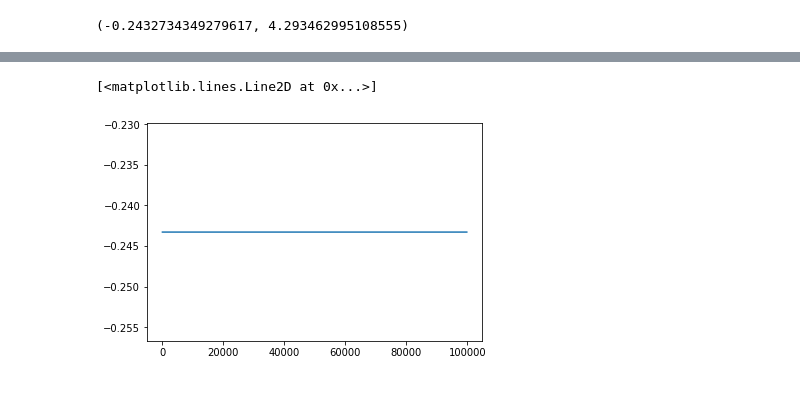
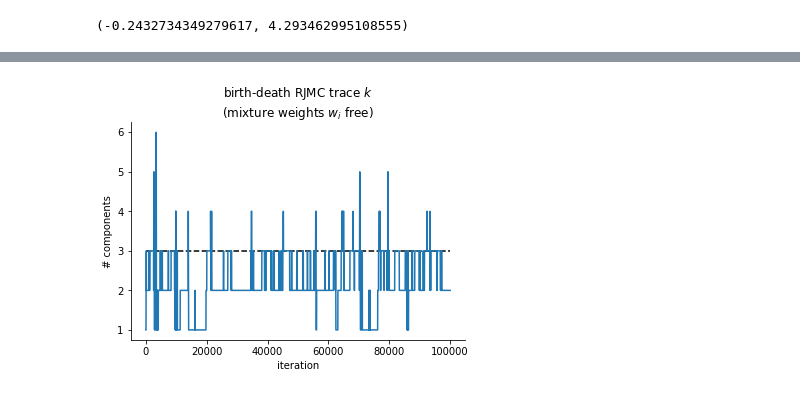
Before and after one commit to maxentile/notebooks, a Jupyter notebook: birth-death moves for RJMC of GMMs.ipynb, the cells around one changed output, grey strips where cells are left out. Saved outputs shown, nothing was run; the diff lists cells and outputs as text; code cells hidden in the pictures.

```diff
--- a/birth-death moves for RJMC of GMMs.ipynb
+++ b/birth-death moves for RJMC of GMMs.ipynb
@@ -345,5 +373,0 @@ plt.ylabel(r'$\sigma$')
-# %%
-plt.plot(X[:,0])
-# %% [output]
-[<matplotlib.lines.Line2D at 0x...>]
-[figure, removed]
@@ -351,0 +374,14 @@ plt.plot(X[:,0])
+# %%
+n_components_traj = [len(t[0]) / 3 for t in traj]
+ax = plt.subplot(111)
+plt.plot(n_components_traj)
+plt.hlines(n_components, 0, len(traj), linestyles='--')
+ax.spines['right'].set_visible(False)
+ax.spines['top'].set_visible(False)
+plt.ylabel('# components')
+plt.xlabel('iteration')
+plt.title(r'birth-death RJMC trace $k$' + '\n(mixture weights ' + r'$w_i$ free)')
+#plt.xscale('log')
+plt.savefig('birth-death-n-components-starting-from-1.jpg', dpi=300)
+# %% [output]
+[figure, added]
```
Also changed, not shown: parts of 28 cells of this notebook.
